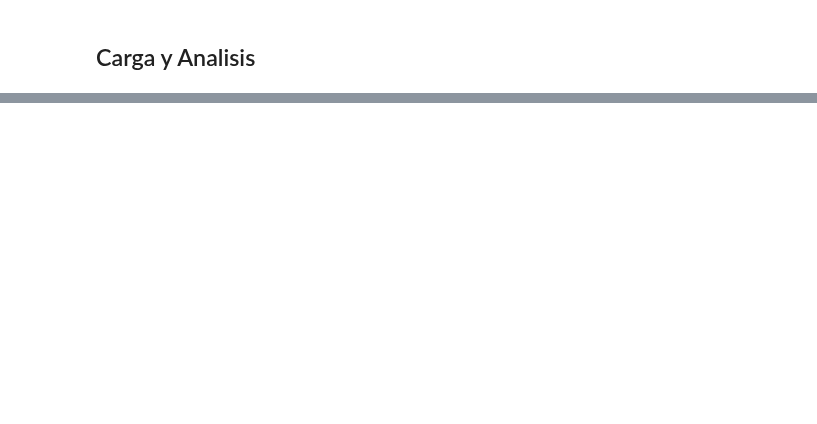
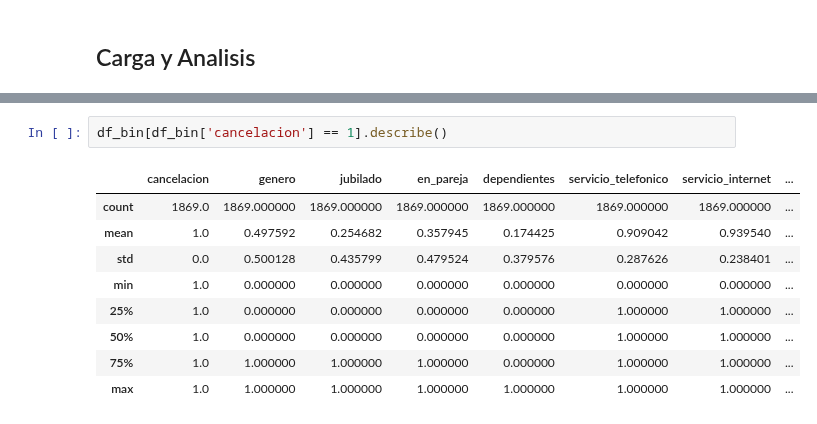
Before and after one commit to jbernalg/challenge_TelecomX, a Jupyter notebook: challenge_telecomx.ipynb, the cells around one changed output, grey strips where cells are left out. Cells and saved outputs as stored; diff of their text form; blank space fills up the shorter version.

```diff
--- a/challenge_telecomx.ipynb
+++ b/challenge_telecomx.ipynb
@@ -588,0 +606,12 @@ pct_in_comp
+# %%
+df_bin[df_bin['cancelacion'] == 1].describe()
+# %% [output]
+|  | cancelacion | genero | jubilado | en_pareja | dependientes | servicio_telefonico | servicio_internet | ... |
+| count | 1869.0 | 1869.000000 | 1869.000000 | 1869.000000 | 1869.000000 | 1869.000000 | 1869.000000 | ... |
+| mean | 1.0 | 0.497592 | 0.254682 | 0.357945 | 0.174425 | 0.909042 | 0.939540 | ... |
+| std | 0.0 | 0.500128 | 0.435799 | 0.479524 | 0.379576 | 0.287626 | 0.238401 | ... |
+| min | 1.0 | 0.000000 | 0.000000 | 0.000000 | 0.000000 | 0.000000 | 0.000000 | ... |
+| 25% | 1.0 | 0.000000 | 0.000000 | 0.000000 | 0.000000 | 1.000000 | 1.000000 | ... |
+| 50% | 1.0 | 0.000000 | 0.000000 | 0.000000 | 0.000000 | 1.000000 | 1.000000 | ... |
+| 75% | 1.0 | 1.000000 | 1.000000 | 1.000000 | 0.000000 | 1.000000 | 1.000000 | ... |
+| max | 1.0 | 1.000000 | 1.000000 | 1.000000 | 1.000000 | 1.000000 | 1.000000 | ... |
```
Also changed, not shown: parts of 15 cells of this notebook.
